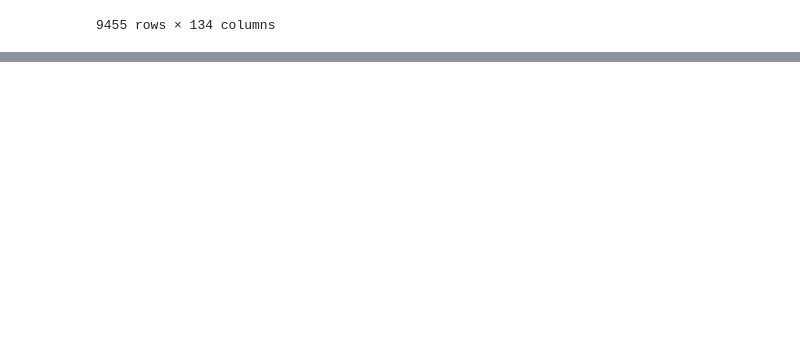
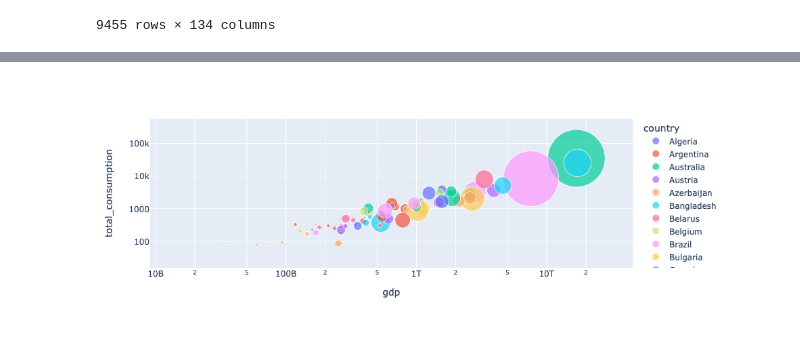
Before and after one commit to mohaeckel/Group_11, a Jupyter notebook: energy_story.ipynb, the cells around one changed output, grey strips where cells are left out. Cells and saved outputs as stored; diff of their text form; code cells hidden in the pictures; blank space fills up the shorter version.

```diff
--- a/energy_story.ipynb
+++ b/energy_story.ipynb
@@ -163,10 +163,10 @@ class Energy():
                 columns = Countries
                 index = years
         """
-        if type(countries) != str:
-            raise TypeError("Variable countries not a string.")
-        if countries not in self.countries_list():
-            raise TypeError("ValueError: country not found")
+        if type(countries) != list:
+            raise TypeError("TypeError: countries not a list")
+        if not all(item in self.countries_list() for item in countries):
+            raise ValueError("ValueError: country not in dataset")
 
         df = self.data
         cut = df[["year", "country", "gdp"]]
@@ -195,8 +195,8 @@ class Energy():
 
         """
         if type(countries) != list:
-            raise TypeError("TypeError: countries not list")
-        if countries not in self.countries_list():
+            raise TypeError("TypeError: countries not a list")
+        if not all(item in self.countries_list() for item in countries):
             raise ValueError("ValueError: country not in dataset")
 
         df = self.data[["country", "biofuel_consumption",
@@ -270,7 +270,7 @@ class Energy():
         if country not in self.countries_list():
             raise ValueError("ValueError: country not in dataset")
 
-        self.data = self.data.reset_index()
+        self.data = self.data.reset_index(drop=True)
         df = self.data[["country", "year", "biofuel_consumption",
                         "coal_consumption",
                         "gas_consumption",
@@ -437,5 +437,5 @@ class Energy():
 
         fig.show()
 # %%
-china = Energy()
+demo = Energy()
 # %%
@@ -459,0 +462,4 @@ china.gapminder(1990)
+# %%
+demo.gapminder(2016)
+# %% [output]
+[figure, added]
```
Also changed, not shown: parts of 18 cells of this notebook, 1 other file.
